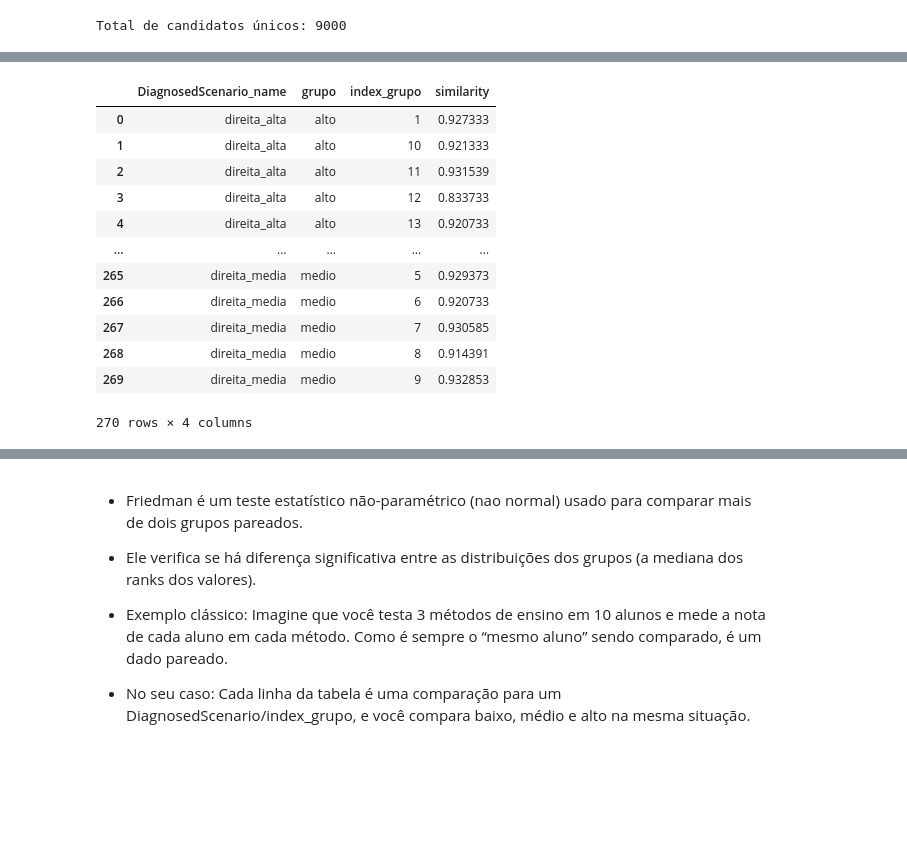
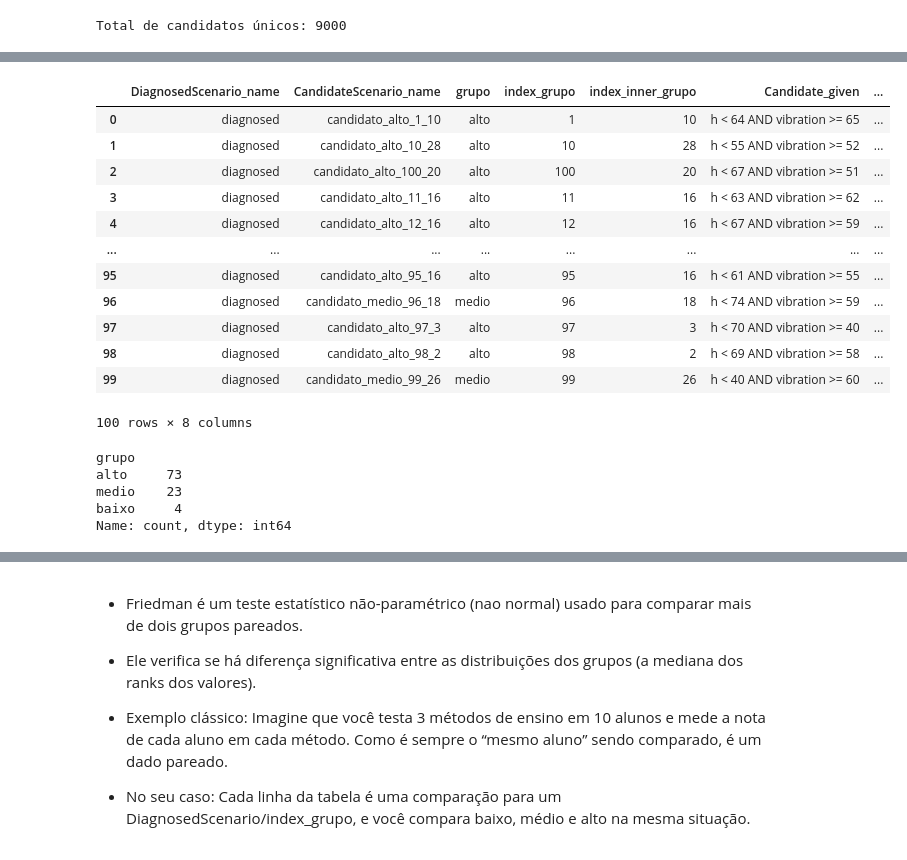
Before and after one commit to lucasvieira123/unexpected_scenario_handling_system, a Jupyter notebook: res/application/ICSA/similationRQ1.2/qr1.2.ipynb, the cells around one changed output, grey strips where cells are left out. Cells and saved outputs as stored; diff of their text form; code cells hidden in the pictures; blank space fills up the shorter version.

```diff
--- a/res/application/ICSA/similationRQ1.2/qr1.2.ipynb
+++ b/res/application/ICSA/similationRQ1.2/qr1.2.ipynb
@@ -193,19 +205,18 @@ df
-# %%
-temp = df.groupby(['DiagnosedScenario_name', 'grupo','index_grupo'], as_index=False).agg({
-    'similarity': 'max'
-})
-temp
-# %% [output]
-|  | DiagnosedScenario_name | grupo | index_grupo | similarity |
-| 0 | direita_alta | alto | 1 | 0.927333 |
-| 1 | direita_alta | alto | 10 | 0.921333 |
-| 2 | direita_alta | alto | 11 | 0.931539 |
-| 3 | direita_alta | alto | 12 | 0.833733 |
-| 4 | direita_alta | alto | 13 | 0.920733 |
-| ... | ... | ... | ... | ... |
-| 265 | direita_media | medio | 5 | 0.929373 |
-| 266 | direita_media | medio | 6 | 0.920733 |
-| 267 | direita_media | medio | 7 | 0.930585 |
-| 268 | direita_media | medio | 8 | 0.914391 |
-| 269 | direita_media | medio | 9 | 0.932853 |
-270 rows × 4 columns
+# %%
+idx_max = df.groupby("index_grupo")["similarity"].idxmax()
+vencedores = df.loc[idx_max].reset_index(drop=True)
+vencedores
+# %% [output]
+|  | DiagnosedScenario_name | CandidateScenario_name | grupo | index_grupo | index_inner_grupo | Candidate_given | ... |
+| 0 | diagnosed | candidato_alto_1_10 | alto | 1 | 10 | h < 64 AND vibration >= 65 | ... |
+| 1 | diagnosed | candidato_alto_10_28 | alto | 10 | 28 | h < 55 AND vibration >= 52 | ... |
+| 2 | diagnosed | candidato_alto_100_20 | alto | 100 | 20 | h < 67 AND vibration >= 51 | ... |
+| 3 | diagnosed | candidato_alto_11_16 | alto | 11 | 16 | h < 63 AND vibration >= 62 | ... |
+| 4 | diagnosed | candidato_alto_12_16 | alto | 12 | 16 | h < 67 AND vibration >= 59 | ... |
+| ... | ... | ... | ... | ... | ... | ... | ... |
+| 95 | diagnosed | candidato_alto_95_16 | alto | 95 | 16 | h < 61 AND vibration >= 55 | ... |
+| 96 | diagnosed | candidato_medio_96_18 | medio | 96 | 18 | h < 74 AND vibration >= 59 | ... |
+| 97 | diagnosed | candidato_alto_97_3 | alto | 97 | 3 | h < 70 AND vibration >= 40 | ... |
+| 98 | diagnosed | candidato_alto_98_2 | alto | 98 | 2 | h < 69 AND vibration >= 58 | ... |
+| 99 | diagnosed | candidato_medio_99_26 | medio | 99 | 26 | h < 40 AND vibration >= 60 | ... |
+100 rows × 8 columns
@@ -212 +225,10 @@ temp
+# %%
+contagem_vitorias = vencedores["grupo"].value_counts()
+print(contagem_vitorias)
+# %% [output]
+grupo
+alto     73
+medio    23
+baixo     4
+Name: count, dtype: int64
 # %%
```
Also changed, not shown: parts of 22 cells of this notebook, 9 other files.
